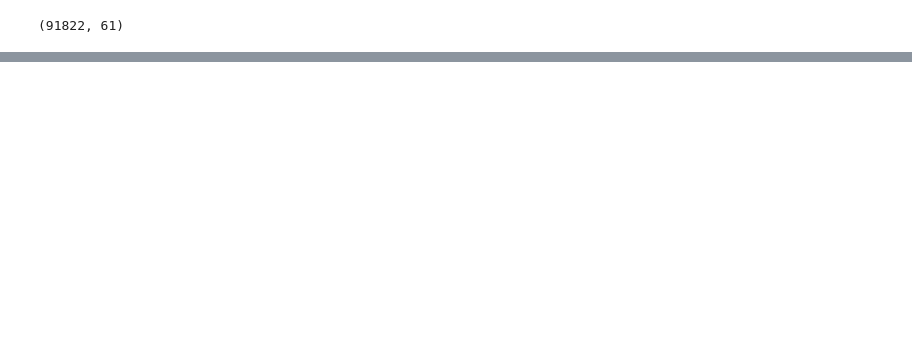
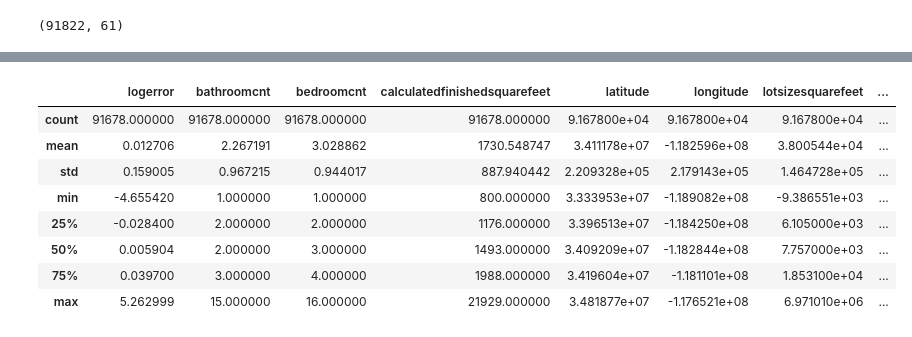
Before and after one commit to StevenGaris/ds-methodologies-exercises, a Jupyter notebook: clustering/zillow.ipynb, the cells around one changed output, grey strips where cells are left out. Saved outputs shown, nothing was run; the diff lists cells and outputs as text; code cells hidden in the pictures; blank space fills up the shorter version.

```diff
--- a/clustering/zillow.ipynb
+++ b/clustering/zillow.ipynb
@@ -27 +44,3 @@ def column_missing(df):
+# %%
+df = prepare_zillow.drop_null_percent_column(df)
 # %%
@@ -82,0 +68,22 @@ a
+# %%
+# Info in these columns are still missing a lot and seem useless
+
+df = df.drop(columns=['id',
+                      'transactiondate',
+                      'buildingqualitytypeid',
+                      'propertyzoningdesc',
+                      'regionidcity',
+                      'censustractandblock',
+                      'heatingorsystemdesc',
+                      'propertycountylandusecode',
+                      'rawcensustractandblock',
+                      'assessmentyear'])
+# %%
+# Only a few NaN left, dropping.
+
+df.dropna(inplace=True)
+# %%
+# bathroomcnt, calculatedbathnbr and fullbathcnt are all the same numbers
+# calculatedfinishedsquarefeet and finishedsquarefeet12 same
+
+df = df.drop(columns=['calculatedbathnbr', 'fullbathcnt', 'finishedsquarefeet12'])
@@ -82,0 +114,12 @@ a
+# %%
+df.describe()
+# %% [output]
+|  | logerror | bathroomcnt | bedroomcnt | calculatedfinishedsquarefeet | latitude | longitude | lotsizesquarefeet | ... |
+| count | 91678.000000 | 91678.000000 | 91678.000000 | 91678.000000 | 9.167800e+04 | 9.167800e+04 | 9.167800e+04 | ... |
+| mean | 0.012706 | 2.267191 | 3.028862 | 1730.548747 | 3.411178e+07 | -1.182596e+08 | 3.800544e+04 | ... |
+| std | 0.159005 | 0.967215 | 0.944017 | 887.940442 | 2.209328e+05 | 2.179143e+05 | 1.464728e+05 | ... |
+| min | -4.655420 | 1.000000 | 1.000000 | 800.000000 | 3.333953e+07 | -1.189082e+08 | -9.386551e+03 | ... |
+| 25% | -0.028400 | 2.000000 | 2.000000 | 1176.000000 | 3.396513e+07 | -1.184250e+08 | 6.105000e+03 | ... |
+| 50% | 0.005904 | 2.000000 | 3.000000 | 1493.000000 | 3.409209e+07 | -1.182844e+08 | 7.757000e+03 | ... |
+| 75% | 0.039700 | 3.000000 | 4.000000 | 1988.000000 | 3.419604e+07 | -1.181101e+08 | 1.853100e+04 | ... |
+| max | 5.262999 | 15.000000 | 16.000000 | 21929.000000 | 3.481877e+07 | -1.176521e+08 | 6.971010e+06 | ... |
```
Also changed, not shown: parts of 23 cells of this notebook, 5 other files.
